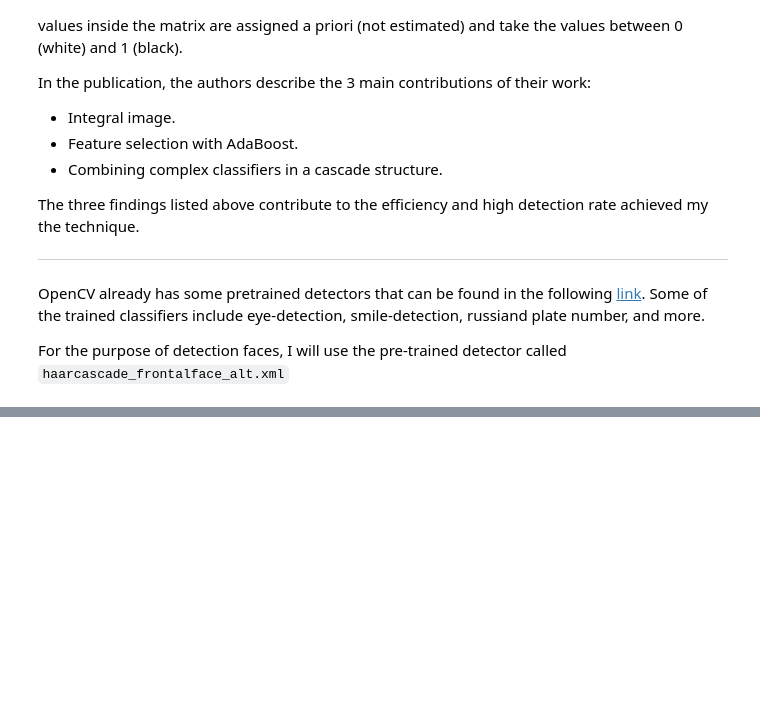
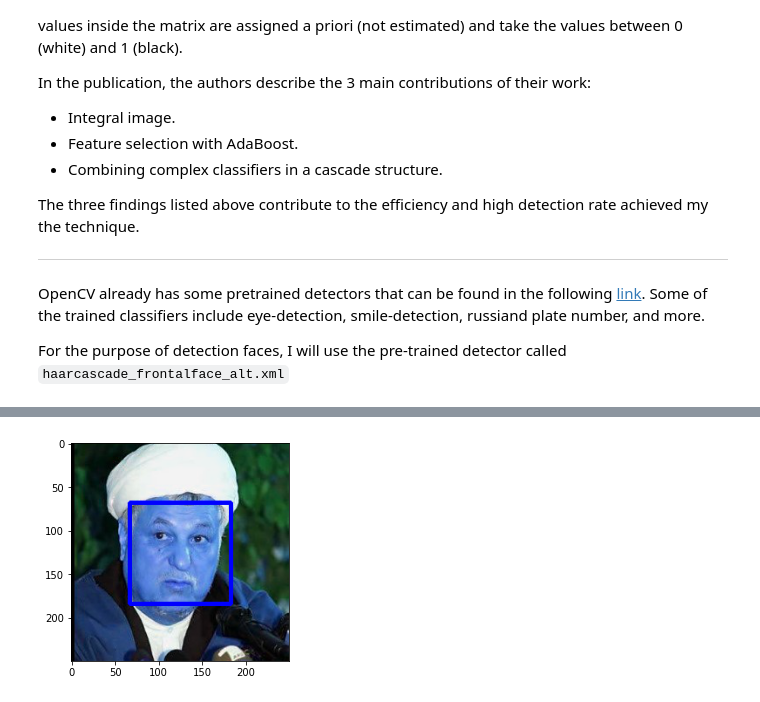
Before and after one commit to josecruzado21/cnn-dog-breed-classifier, a Jupyter notebook: dog-breed-classifier.ipynb, the cells around one changed output, grey strips where cells are left out. Saved outputs shown, nothing was run; the diff lists cells and outputs as text; code cells hidden in the pictures; blank space fills up the shorter version.

```diff
--- a/dog-breed-classifier.ipynb
+++ b/dog-breed-classifier.ipynb
@@ -110,0 +96,9 @@ plt.show()
+# %%
+#Image in BGR scale
+for (x_axis,y_axis,width,height) in faces_detected:
+    cv2.rectangle(image,(x_axis,y_axis),(x_axis+width,y_axis+height),(0,0,255),3)
+
+plt.imshow(image)
+plt.show()
+# %% [output]
+[figure, added]
```
Also changed, not shown: parts of 11 cells of this notebook.
